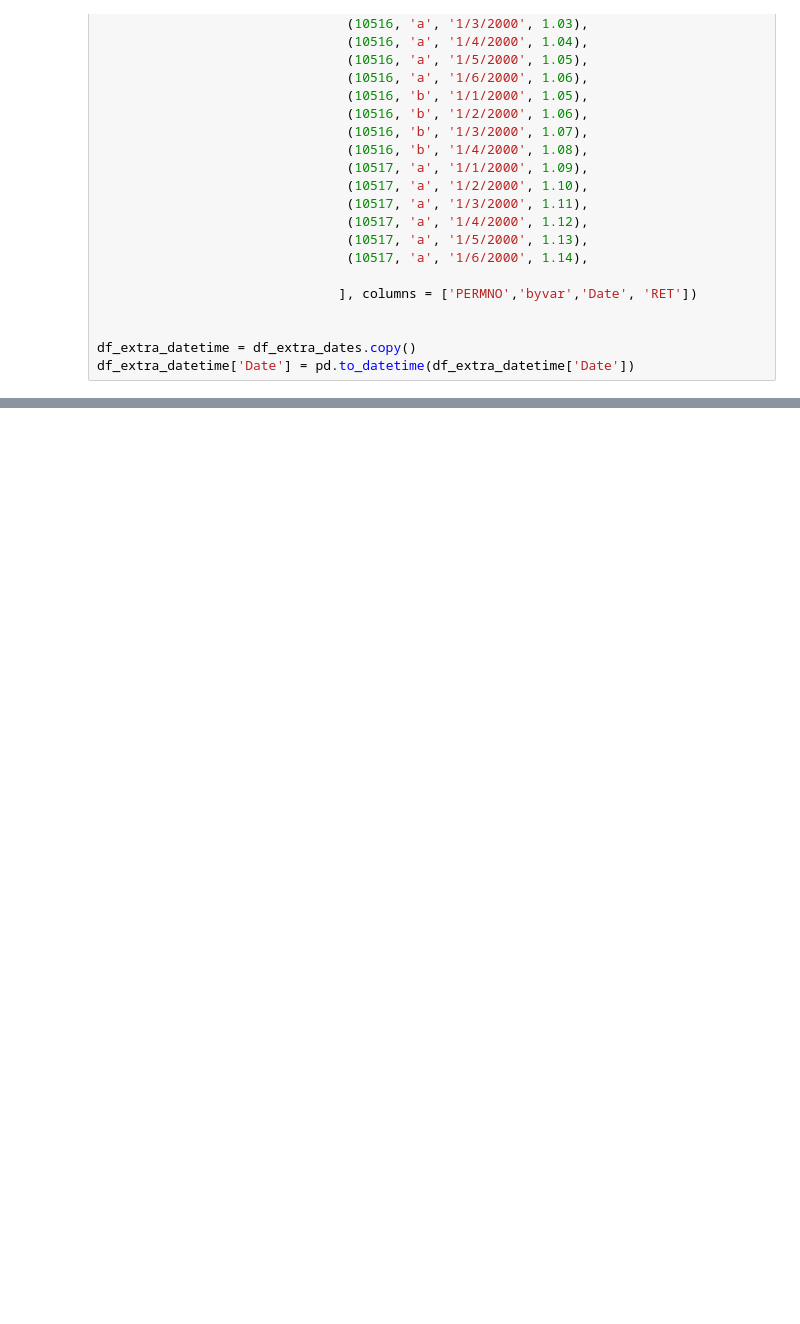
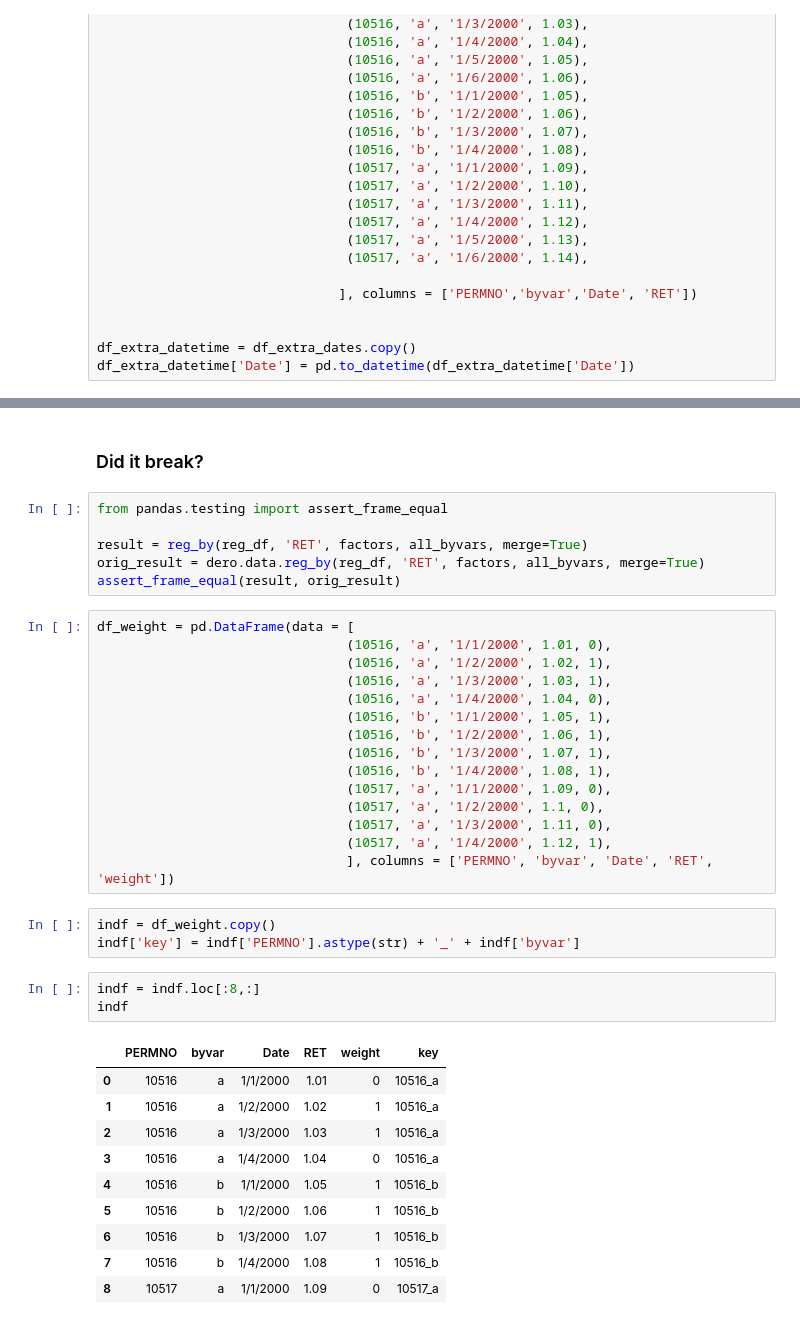
Before and after one commit to whoopnip/dero, a Jupyter notebook: Testing Scratchbook 2.ipynb, the cells around one changed output, grey strips where cells are left out. Drawn from its saved outputs; the diff is of its cells as text; blank space fills up the shorter version.

```diff
--- a/Testing Scratchbook 2.ipynb
+++ b/Testing Scratchbook 2.ipynb
@@ -110,0 +372,40 @@ result = crsp.pull_crsp(df_datetime, freq='d', get=['RET'],
+# %% [markdown]
+### Did it break?
+# %%
+from pandas.testing import assert_frame_equal
+
+result = reg_by(reg_df, 'RET', factors, all_byvars, merge=True)
+orig_result = dero.data.reg_by(reg_df, 'RET', factors, all_byvars, merge=True)
+assert_frame_equal(result, orig_result)
+# %%
+df_weight = pd.DataFrame(data = [
+                                (10516, 'a', '1/1/2000', 1.01, 0),
+                                (10516, 'a', '1/2/2000', 1.02, 1),
+                                (10516, 'a', '1/3/2000', 1.03, 1),
+                                (10516, 'a', '1/4/2000', 1.04, 0),
+                                (10516, 'b', '1/1/2000', 1.05, 1),
+                                (10516, 'b', '1/2/2000', 1.06, 1),
+                                (10516, 'b', '1/3/2000', 1.07, 1),
+                                (10516, 'b', '1/4/2000', 1.08, 1),
+                                (10517, 'a', '1/1/2000', 1.09, 0),
+                                (10517, 'a', '1/2/2000', 1.1, 0),
+                                (10517, 'a', '1/3/2000', 1.11, 0),
+                                (10517, 'a', '1/4/2000', 1.12, 1),
+                                ], columns = ['PERMNO', 'byvar', 'Date', 'RET', 'weight'])
+# %%
+indf = df_weight.copy()
+indf['key'] = indf['PERMNO'].astype(str) + '_' + indf['byvar']
+# %%
+indf = indf.loc[:8,:]
+indf
+# %% [output]
+|  | PERMNO | byvar | Date | RET | weight | key |
+| 0 | 10516 | a | 1/1/2000 | 1.01 | 0 | 10516_a |
+| 1 | 10516 | a | 1/2/2000 | 1.02 | 1 | 10516_a |
+| 2 | 10516 | a | 1/3/2000 | 1.03 | 1 | 10516_a |
+| 3 | 10516 | a | 1/4/2000 | 1.04 | 0 | 10516_a |
+| 4 | 10516 | b | 1/1/2000 | 1.05 | 1 | 10516_b |
+| 5 | 10516 | b | 1/2/2000 | 1.06 | 1 | 10516_b |
+| 6 | 10516 | b | 1/3/2000 | 1.07 | 1 | 10516_b |
+| 7 | 10516 | b | 1/4/2000 | 1.08 | 1 | 10516_b |
+| 8 | 10517 | a | 1/1/2000 | 1.09 | 0 | 10517_a |
```
Also changed, not shown: parts of 36 cells of this notebook, 1 other file.
